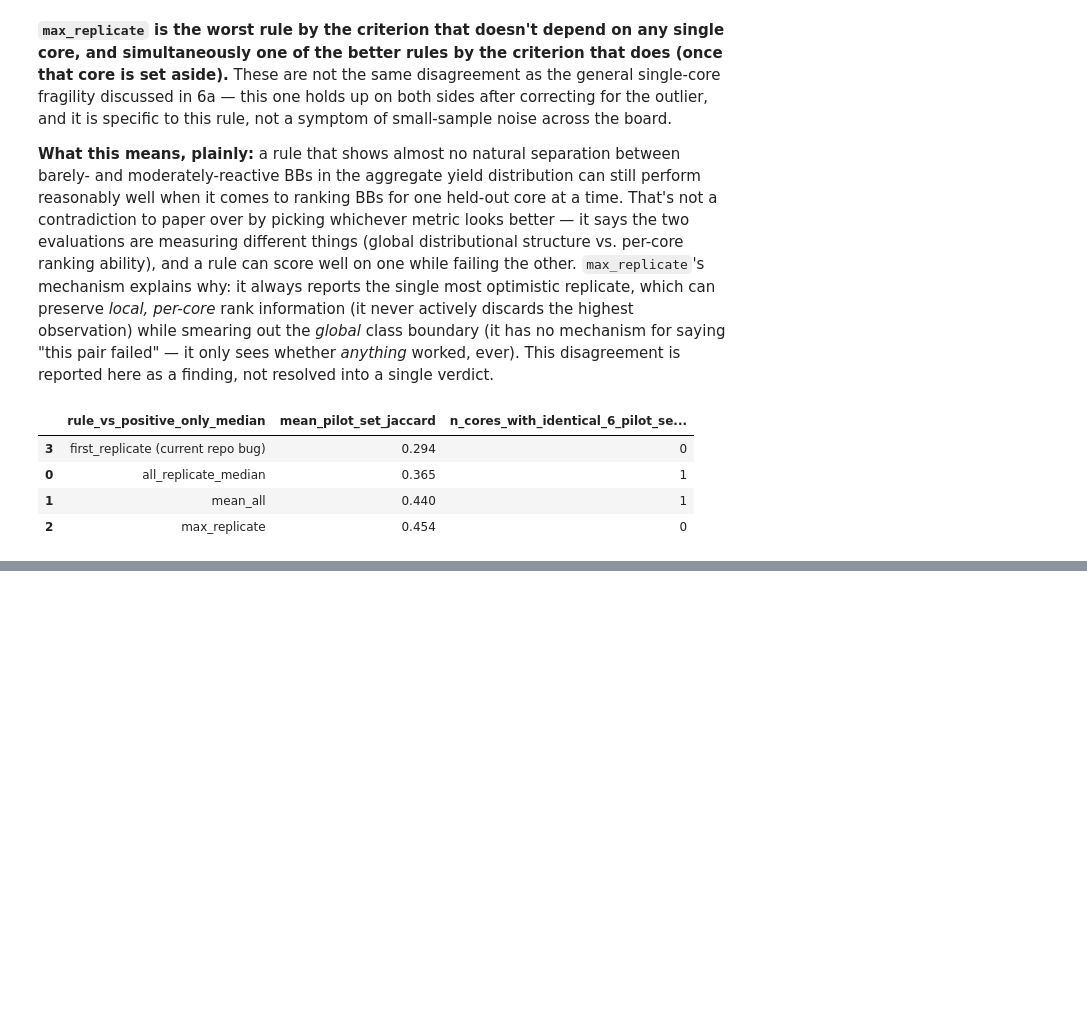
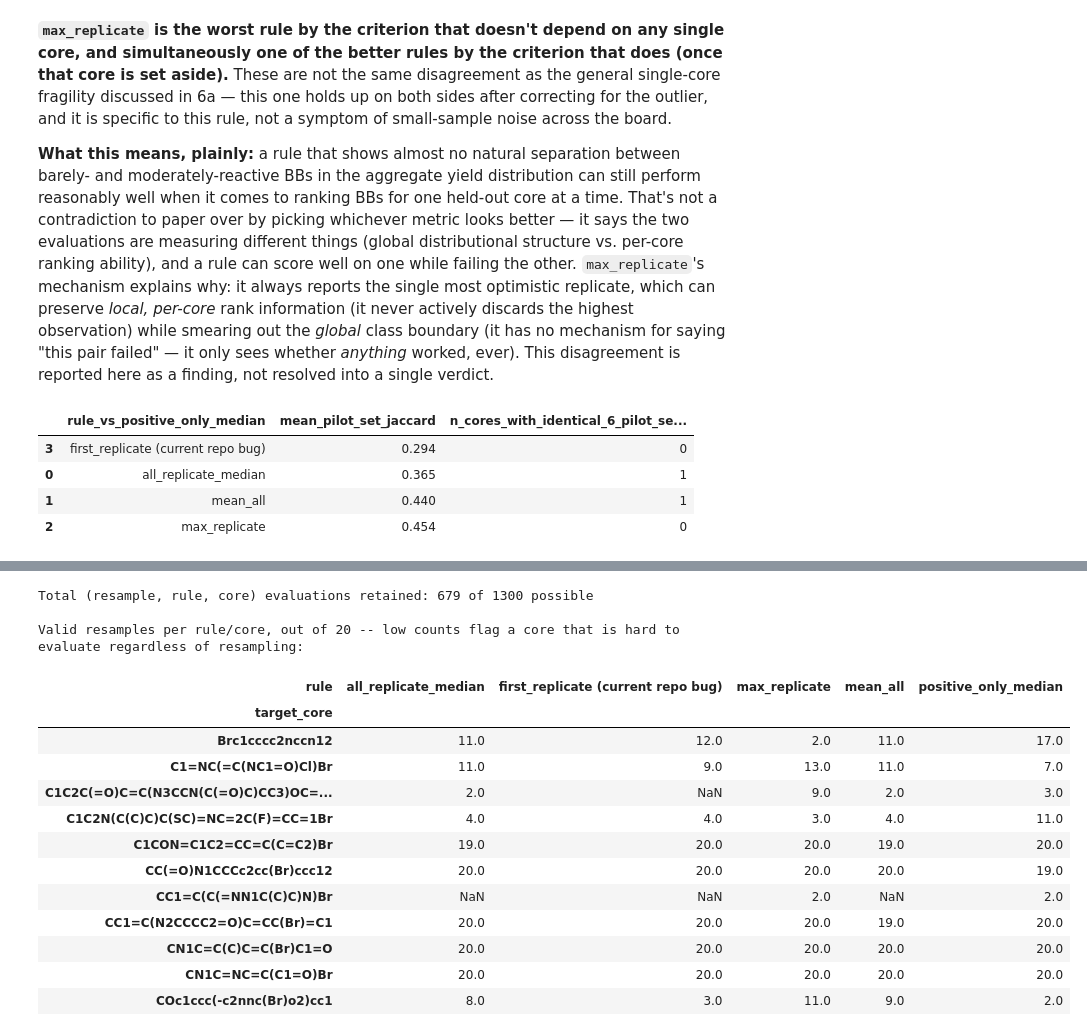
Before and after one commit to ZimmermanGroup/ReactivityNetwork, a Jupyter notebook: src/censoring_analysis.ipynb, the cells around one changed output, grey strips where cells are left out. Drawn from its saved outputs; the diff is of its cells as text; code cells hidden in the pictures; blank space fills up the shorter version.

Commit message:
Added censoring analysis to respond to reviewers comments around positive only median selection.

```diff
--- a/src/censoring_analysis.ipynb
+++ b/src/censoring_analysis.ipynb
@@ -659,0 +681,61 @@ stability_df
+# %%
+N_RESAMPLES = 20  # mirrors the manuscript's own resample count (Fig 6B/6C)
+N_KEEP = 55       # 69 -> 55, mirrors the manuscript's drop-14 scheme
+RESAMPLE_SEED = 20260827  # fixed before looking at any result in this section
+
+resample_rng = np.random.default_rng(RESAMPLE_SEED)
+bb_subset_draws = [resample_rng.choice(n_bbs, size=N_KEEP, replace=False) for _ in range(N_RESAMPLES)]
+
+class_matrices = {rule_name: build_class_matrix(rule_name) for rule_name in RULES}
+
+def run_one_resample(rule_name, target, kept_bb_idx):
+    classes = class_matrices[rule_name][:, kept_bb_idx]
+    source_mask = [c for c in range(n_cores) if c != target]
+    sim = reactivity_similarity(classes[source_mask, :])
+    adj = adjacency_from_similarity(sim, threshold=0.82)
+    pilots = select_pilots(adj, n_select=6)
+    target_binary = (classes[target, :] == 2).astype(int)
+    if len(set(target_binary[pilots])) < 2:
+        return None
+    remaining = [i for i in range(len(kept_bb_idx)) if i not in pilots]
+    if len(set(target_binary[remaining])) < 2:
+        return None
+    proba = run_lp(adj, pilots, target_binary)
+    return average_precision_score(target_binary[remaining], proba[remaining])
+
+resampled_results = []
+for resample_i, kept_bb_idx in enumerate(bb_subset_draws):
+    for rule_name in RULES:
+        for target in range(n_cores):
+            auprc = run_one_resample(rule_name, target, kept_bb_idx)
+            if auprc is not None:
+                resampled_results.append({
+                    "resample": resample_i, "rule": rule_name,
+                    "target_core": core_smiles_list[target], "auprc": auprc,
+                })
+
+resampled_df = pd.DataFrame(resampled_results)
+resample_coverage = resampled_df.groupby(["rule", "target_core"]).size().unstack("rule")
+print(f"Total (resample, rule, core) evaluations retained: {len(resampled_df)} "
+      f"of {N_RESAMPLES * len(RULES) * n_cores} possible")
+print()
+print("Valid resamples per rule/core, out of 20 -- low counts flag a core that is "
+      "hard to evaluate regardless of resampling:")
+resample_coverage
+# %% [output]
+Total (resample, rule, core) evaluations retained: 679 of 1300 possible
+
+Valid resamples per rule/core, out of 20 -- low counts flag a core that is hard to evaluate regardless of resampling:
+| rule | all_replicate_median | first_replicate (current repo bug) | max_replicate | mean_all | positive_only_median |
+| target_core |  |  |  |  |  |
+| Brc1cccc2nccn12 | 11.0 | 12.0 | 2.0 | 11.0 | 17.0 |
+| C1=NC(=C(NC1=O)Cl)Br | 11.0 | 9.0 | 13.0 | 11.0 | 7.0 |
+| C1C2C(=O)C=C(N3CCN(C(=O)C)CC3)OC=... | 2.0 | NaN | 9.0 | 2.0 | 3.0 |
+| C1C2N(C(C)C)C(SC)=NC=2C(F)=CC=1Br | 4.0 | 4.0 | 3.0 | 4.0 | 11.0 |
+| C1CON=C1C2=CC=C(C=C2)Br | 19.0 | 20.0 | 20.0 | 19.0 | 20.0 |
+| CC(=O)N1CCCc2cc(Br)ccc12 | 20.0 | 20.0 | 20.0 | 20.0 | 19.0 |
+| CC1=C(C(=NN1C(C)C)N)Br | NaN | NaN | 2.0 | NaN | 2.0 |
+| CC1=C(N2CCCC2=O)C=CC(Br)=C1 | 20.0 | 20.0 | 20.0 | 19.0 | 20.0 |
+| CN1C=C(C)C=C(Br)C1=O | 20.0 | 20.0 | 20.0 | 20.0 | 20.0 |
+| CN1C=NC=C(C1=O)Br | 20.0 | 20.0 | 20.0 | 20.0 | 20.0 |
+| COc1ccc(-c2nnc(Br)o2)cc1 | 8.0 | 3.0 | 11.0 | 9.0 | 2.0 |
```
Also changed, not shown: parts of 6 cells of this notebook.
